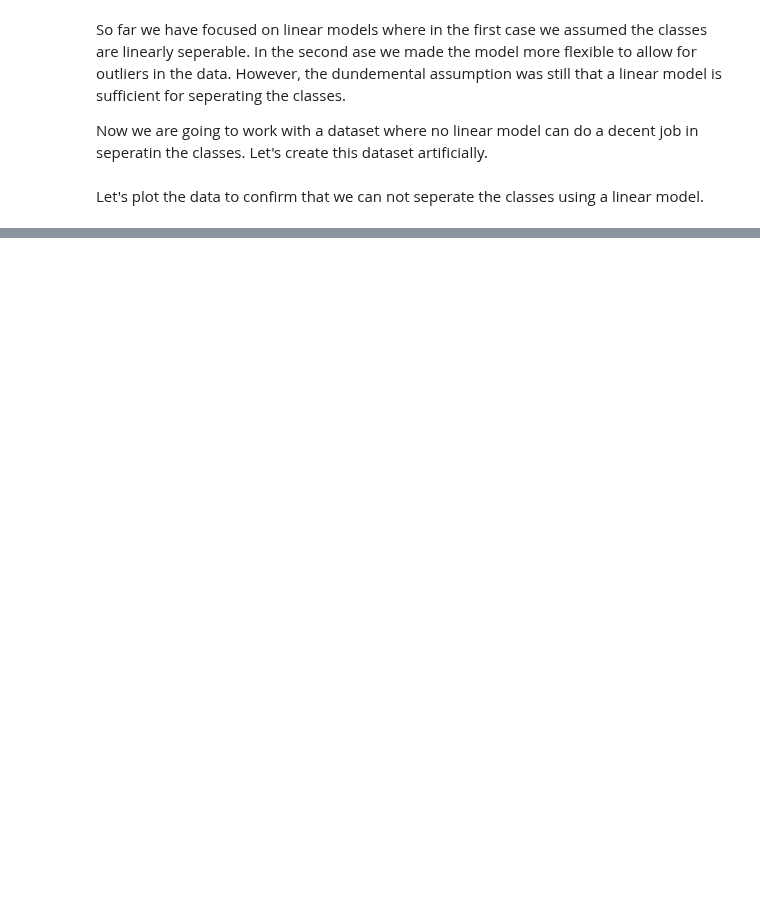
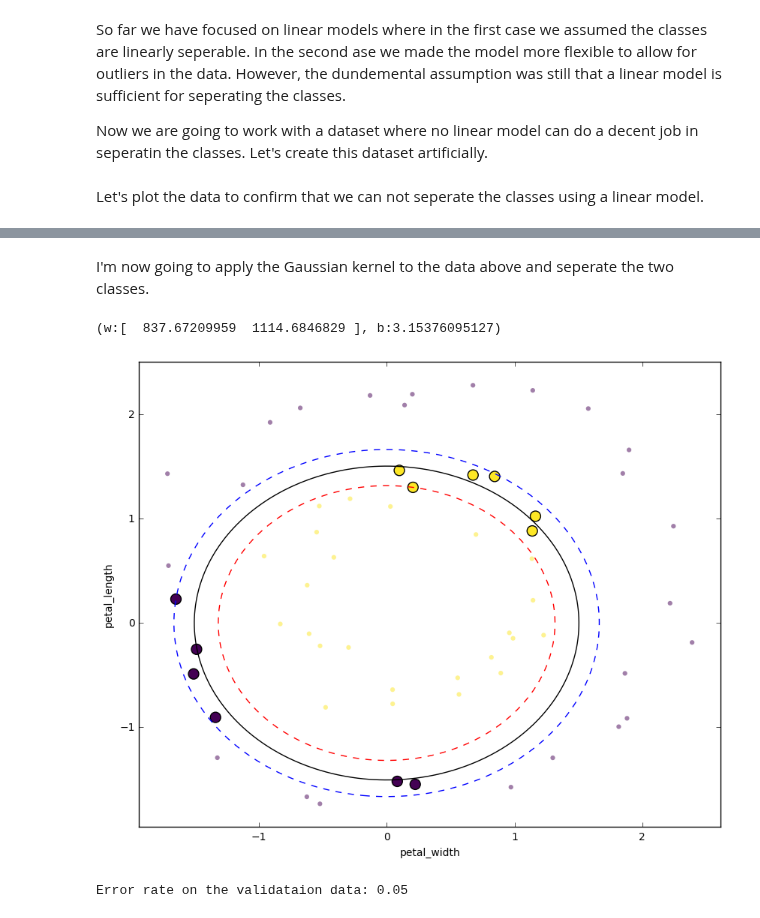
Before and after one commit to reza-asad/SVM-with-SMO, a Jupyter notebook: SVM.ipynb, the cells around one changed output, grey strips where cells are left out. Drawn from its saved outputs; the diff is of its cells as text; code cells hidden in the pictures; blank space fills up the shorter version.

Commit message:
Added the Gaussian Kernel

```diff
--- a/SVM.ipynb
+++ b/SVM.ipynb
@@ -167,0 +181,18 @@ scatter_plot(circular_data, 'X', 'Y')
+# %% [markdown]
+I'm now going to apply the Gaussian kernel to the data above and seperate the two classes.
+# %%
+from models.svm_advanced import *
+svm_adv = SVMAdvanced(X_train, y_train, C=100.0, kernel_choice='Gaussian',
+                      kernel_params={'sigma':6.0}, verbose=True)
+svm_adv.train(print_every=10000)
+
+# Compute the error rate on the validation set.
+y_pred = svm_adv.predict(X_train)
+y_pred[y_pred >=0] = 1
+y_pred[y_pred < 0] = -1
+error_rate = sum((y_pred != y_train)) / float(y_train.size)
+print "Error rate on the validataion data: {}".format(error_rate)
+# %% [output]
+(w:[  837.67209959  1114.6846829 ], b:3.15376095127)
+[figure, added]
+Error rate on the validataion data: 0.05
```
Also changed, not shown: parts of 5 cells of this notebook, 7 other files.
